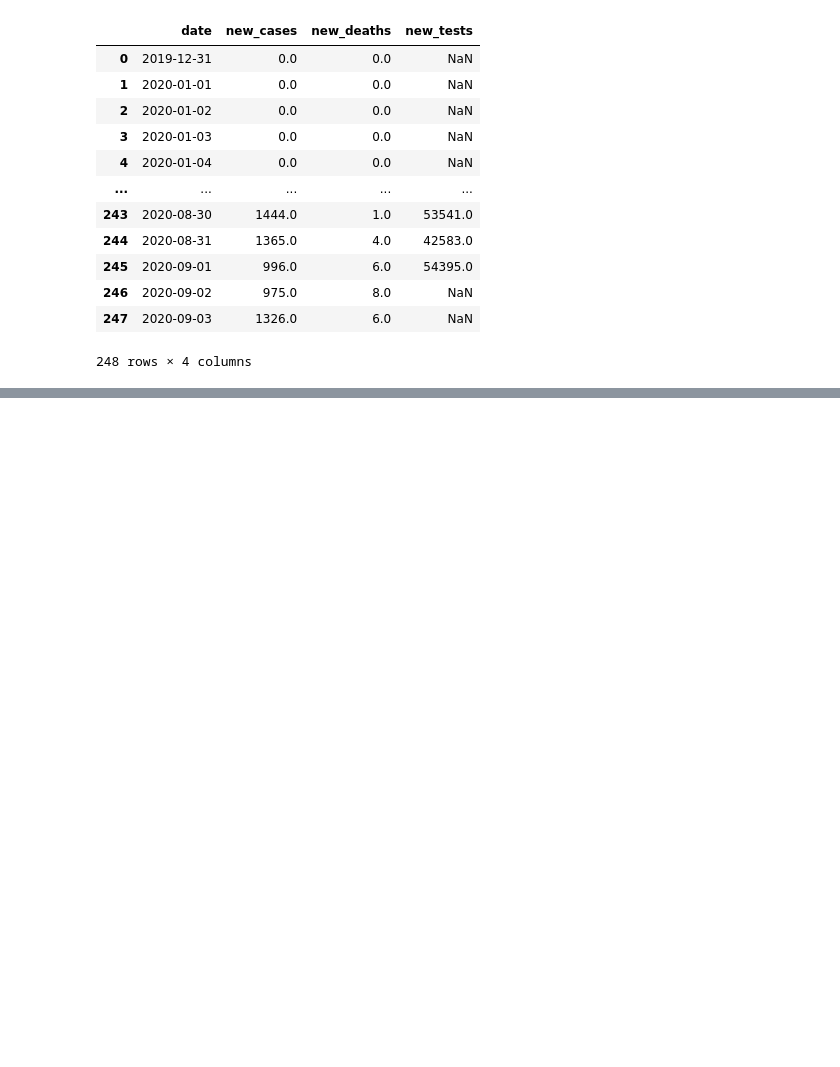
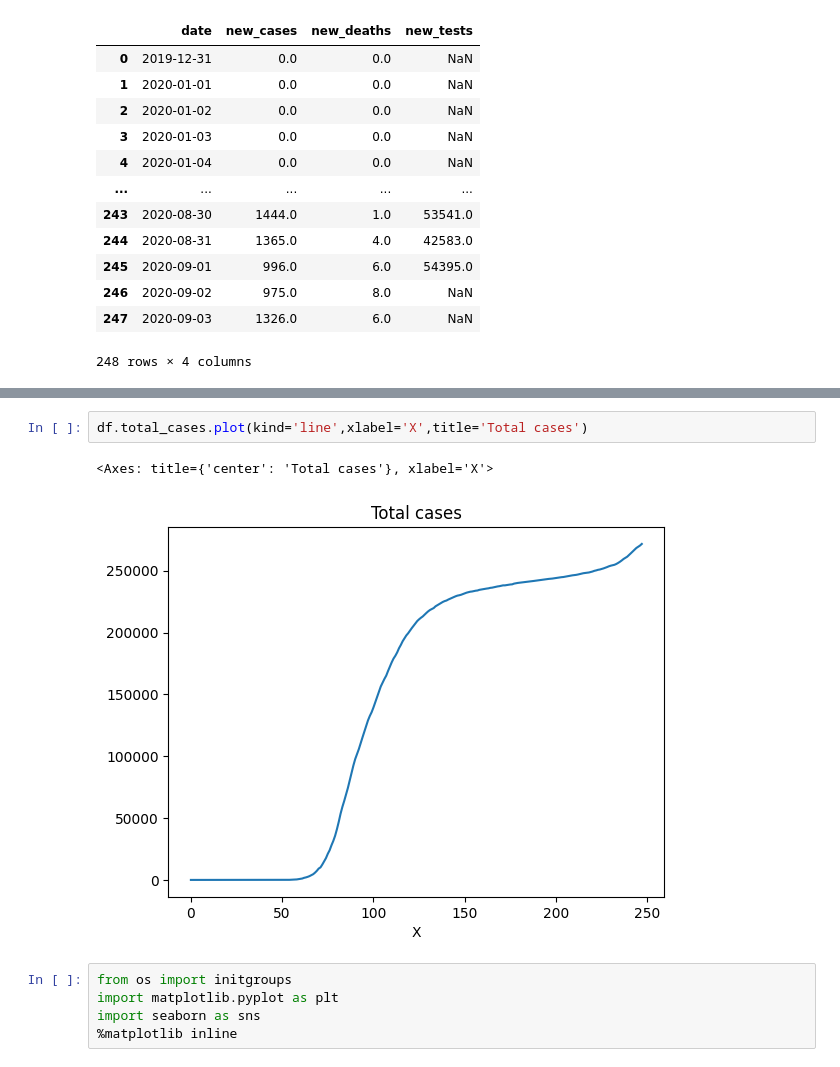
Before and after one commit to Shreya-kudale-19/ml_basics, a Jupyter notebook: ML_using_py.ipynb, the cells around one changed output, grey strips where cells are left out. Saved outputs shown, nothing was run; the diff lists cells and outputs as text; blank space fills up the shorter version.

```diff
--- a/ML_using_py.ipynb
+++ b/ML_using_py.ipynb
@@ -315,0 +412,10 @@ df
+# %%
+df.total_cases.plot(kind='line',xlabel='X',title='Total cases')
+# %% [output]
+<Axes: title={'center': 'Total cases'}, xlabel='X'>
+[figure, added]
+# %%
+from os import initgroups
+import matplotlib.pyplot as plt
+import seaborn as sns
+%matplotlib inline
```
Also changed, not shown: parts of 21 cells of this notebook.
